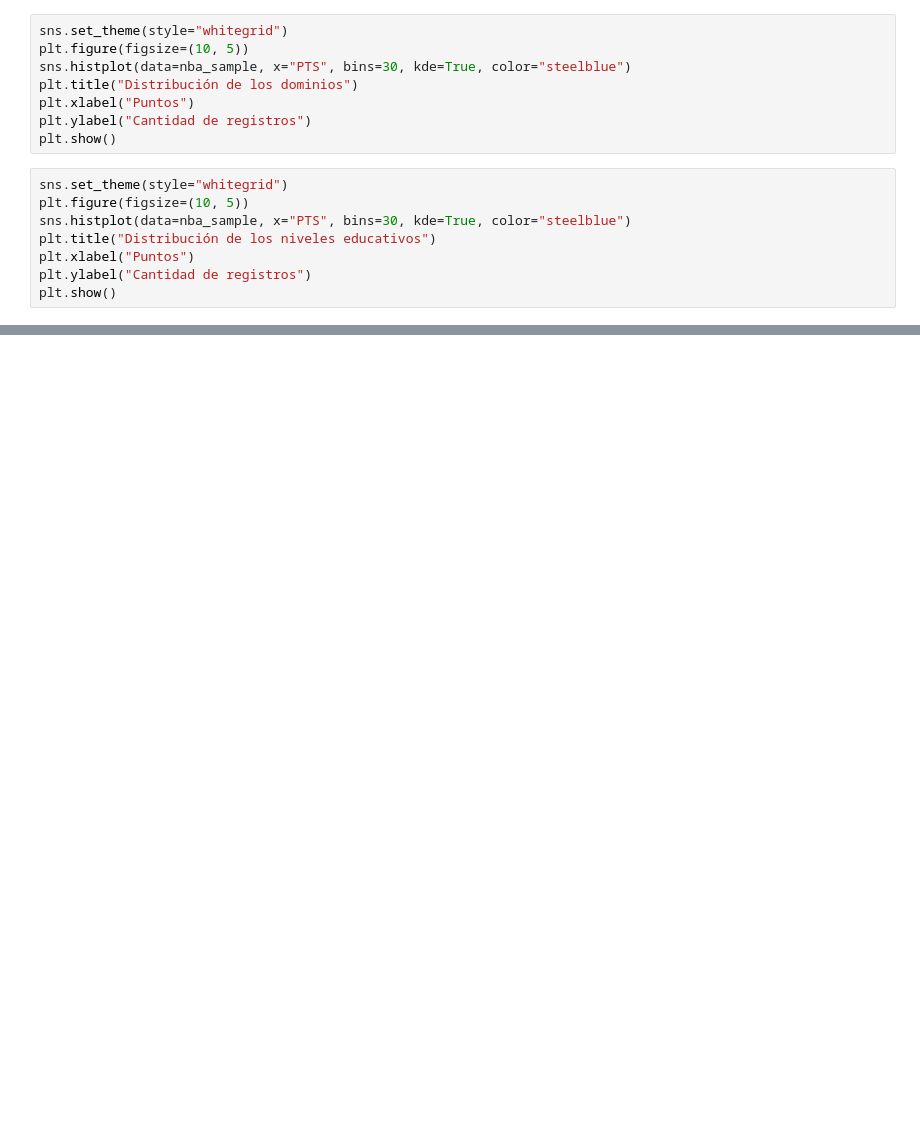
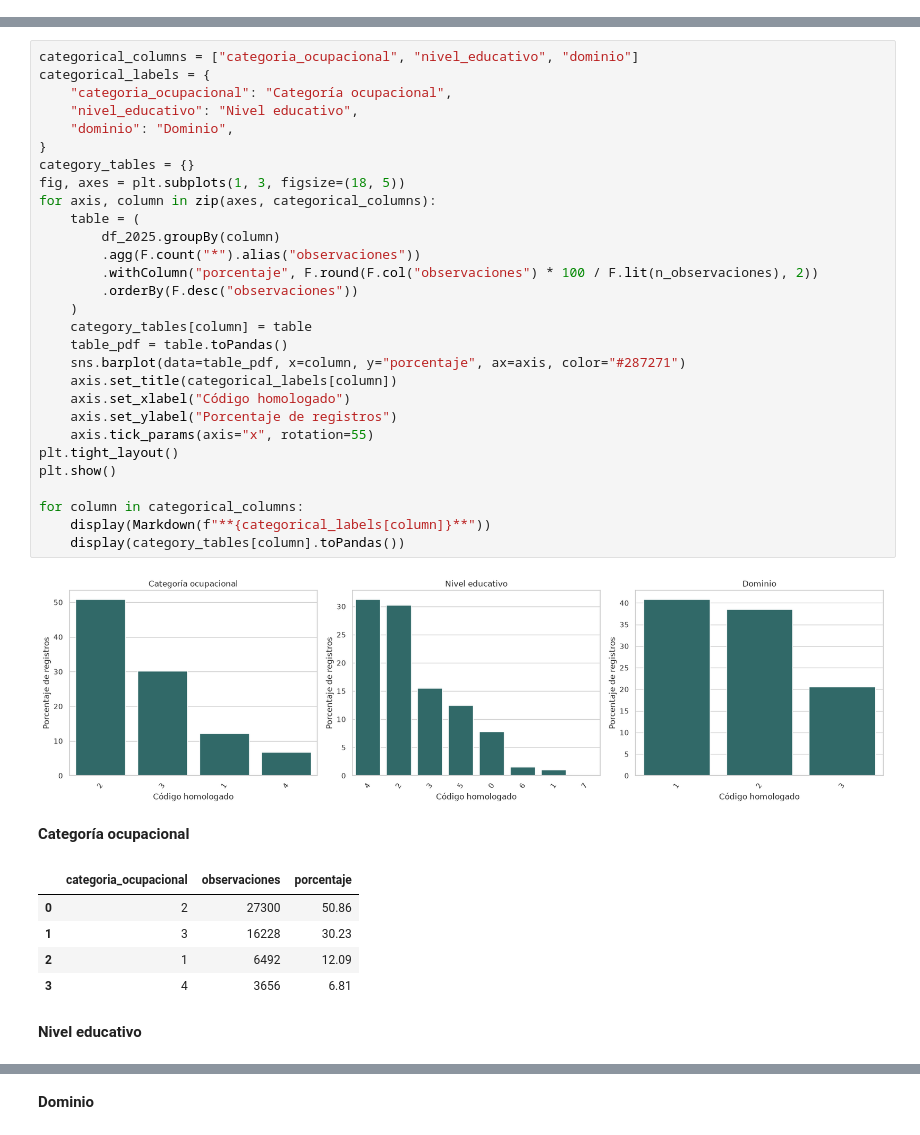
Before and after one commit to ricrod01/Laboratorio_7_DS, a Jupyter notebook: notebooks/Estadistica_descriptiva.ipynb, the cells around one changed output, grey strips where cells are left out. Saved outputs shown, nothing was run; the diff lists cells and outputs as text; blank space fills up the shorter version.

```diff
--- a/notebooks/Estadistica_descriptiva.ipynb
+++ b/notebooks/Estadistica_descriptiva.ipynb
@@ -121,16 +0,0 @@ plt.show()
-# %%
-sns.set_theme(style="whitegrid")
-plt.figure(figsize=(10, 5))
-sns.histplot(data=nba_sample, x="PTS", bins=30, kde=True, color="steelblue")
-plt.title("Distribución de los dominios")
-plt.xlabel("Puntos")
-plt.ylabel("Cantidad de registros")
-plt.show()
-# %%
-sns.set_theme(style="whitegrid")
-plt.figure(figsize=(10, 5))
-sns.histplot(data=nba_sample, x="PTS", bins=30, kde=True, color="steelblue")
-plt.title("Distribución de los niveles educativos")
-plt.xlabel("Puntos")
-plt.ylabel("Cantidad de registros")
-plt.show()
@@ -136,0 +126,38 @@ plt.show()
+# %%
+categorical_columns = ["categoria_ocupacional", "nivel_educativo", "dominio"]
+categorical_labels = {
+    "categoria_ocupacional": "Categoría ocupacional",
+    "nivel_educativo": "Nivel educativo",
+    "dominio": "Dominio",
+}
+category_tables = {}
+fig, axes = plt.subplots(1, 3, figsize=(18, 5))
+for axis, column in zip(axes, categorical_columns):
+    table = (
+        df_2025.groupBy(column)
+        .agg(F.count("*").alias("observaciones"))
+        .withColumn("porcentaje", F.round(F.col("observaciones") * 100 / F.lit(n_observaciones), 2))
+        .orderBy(F.desc("observaciones"))
+    )
+    category_tables[column] = table
+    table_pdf = table.toPandas()
+    sns.barplot(data=table_pdf, x=column, y="porcentaje", ax=axis, color="#287271")
+    axis.set_title(categorical_labels[column])
+    axis.set_xlabel("Código homologado")
+    axis.set_ylabel("Porcentaje de registros")
+    axis.tick_params(axis="x", rotation=55)
+plt.tight_layout()
+plt.show()
+
+for column in categorical_columns:
+    display(Markdown(f"**{categorical_labels[column]}**"))
+    display(category_tables[column].toPandas())
+# %% [output]
+[figure, added]
+**Categoría ocupacional**
+|  | categoria_ocupacional | observaciones | porcentaje |
+| 0 | 2 | 27300 | 50.86 |
+| 1 | 3 | 16228 | 30.23 |
+| 2 | 1 | 6492 | 12.09 |
+| 3 | 4 | 3656 | 6.81 |
+**Nivel educativo**
@@ -136,0 +173 @@ plt.show()
+**Dominio**
```
Also changed, not shown: parts of 31 cells of this notebook.
